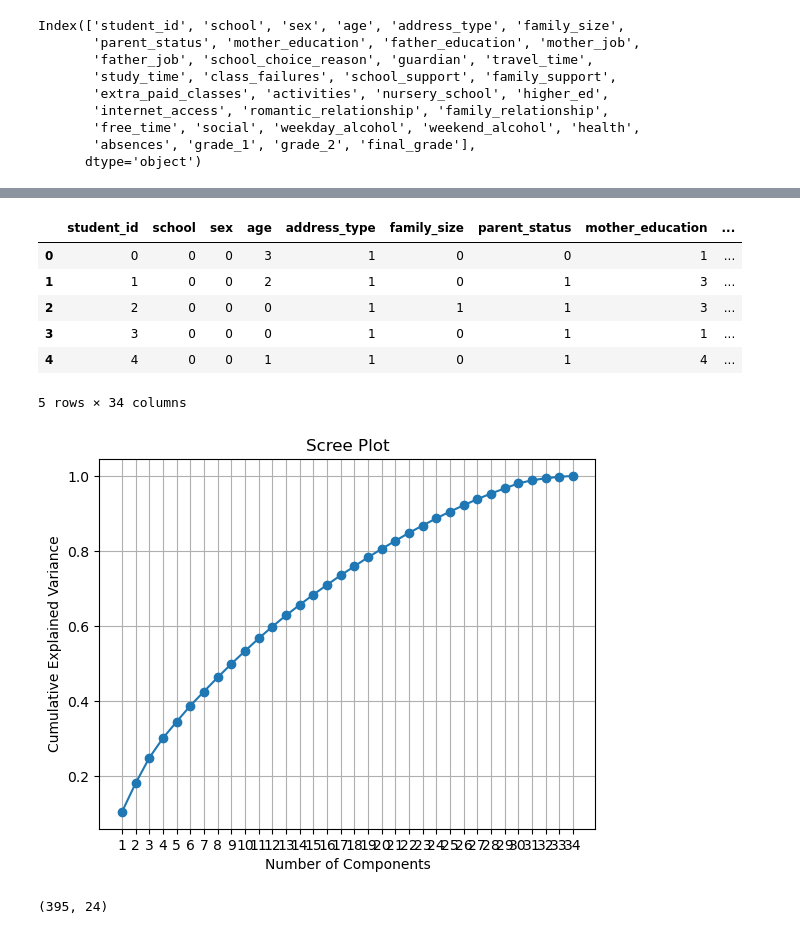
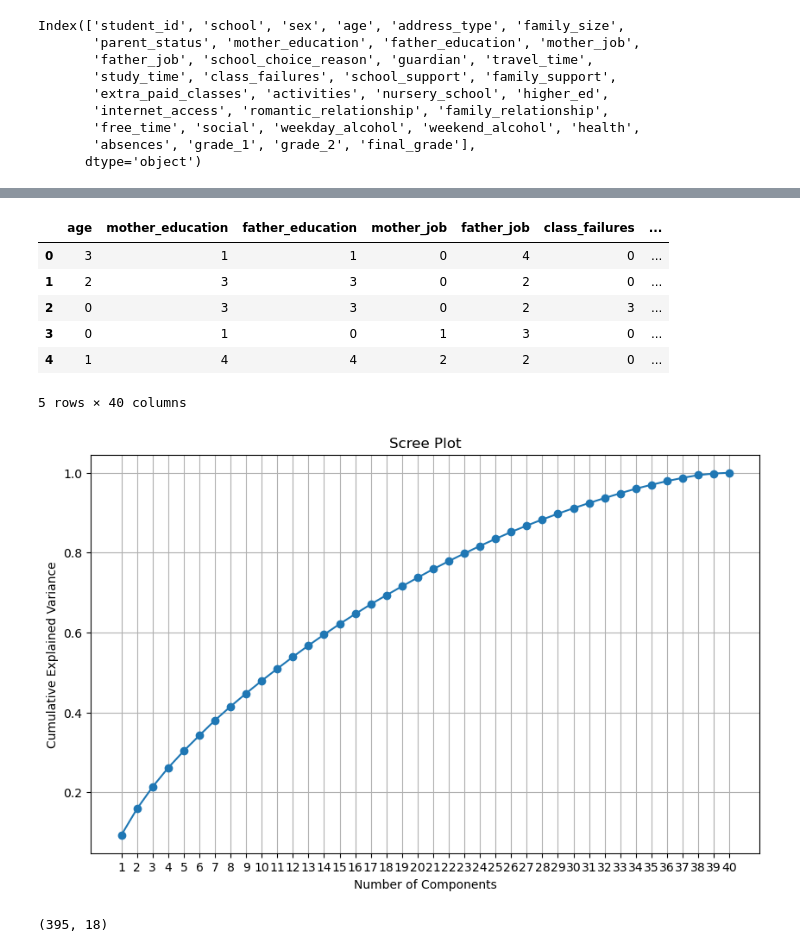
Before and after one commit to stefkwan/pytn_300725, a Jupyter notebook: sesi16_FinalProject.ipynb, the cells around one changed output, grey strips where cells are left out. Drawn from its saved outputs; the diff is of its cells as text; code cells hidden in the pictures.

```diff
--- a/sesi16_FinalProject.ipynb
+++ b/sesi16_FinalProject.ipynb
@@ -66,7 +71,7 @@ Index(['student_id', 'school', 'sex', 'age', 'address_type', 'family_size',
 # %%
 df_student2 = df_student.copy()
 # %%
-cols_toencode = ['student_id', 'school', 'sex', 'age', 'address_type', 'family_size',
+cols_toencode = ['school', 'sex', 'age', 'address_type', 'family_size',
        'parent_status', 'mother_education', 'father_education', 'mother_job',
        'father_job', 'school_choice_reason','guardian', 'travel_time',
        'study_time', 'school_support', 'family_support',
@@ -75,10 +80,19 @@ cols_toencode = ['student_id', 'school', 'sex', 'age', 'address_type', 'family_s
 
 for col in cols_toencode:
 
-    # label encoding
-    le = LabelEncoder()
-    df_student2[col] = le.fit_transform(df_student2[col])
-    print(f"Label Encoding {col}: {le.classes_}")
+    # # label encoding
+    # le = LabelEncoder()
+    # df_student2[col] = le.fit_transform(df_student2[col])
+    # print(f"Label Encoding {col}: {le.classes_}")
+
+    print(col, df_student2[col].nunique())
+    # pakai one-hot encoding untuk kolom dengan jumlah kategori yang sedikit
+    if df_student2[col].nunique() <= 4:
+        df_student2 = pd.get_dummies(df_student2, columns=[col], prefix=[col], drop_first=True, dtype=int)
+    else:
+        le = LabelEncoder()
+        df_student2[col] = le.fit_transform(df_student2[col])
+        print(f"Label Encoding {col}: {le.classes_}")
 
 df_student2.head()
 # %% [output]
@@ -109,14 +160,17 @@ Label Encoding romantic_relationship: [0 1]
+# %%
+# data unik seperti student_id tidak perlu dimasukkan ke clustering
+df_student2 = df_student2.drop(columns=['student_id'])
 # %%
 X = df_student2
 X.head()
 # %% [output]
-|  | student_id | school | sex | age | address_type | family_size | parent_status | mother_education | ... |
-| 0 | 0 | 0 | 0 | 3 | 1 | 0 | 0 | 1 | ... |
-| 1 | 1 | 0 | 0 | 2 | 1 | 0 | 1 | 3 | ... |
-| 2 | 2 | 0 | 0 | 0 | 1 | 1 | 1 | 3 | ... |
-| 3 | 3 | 0 | 0 | 0 | 1 | 0 | 1 | 1 | ... |
-| 4 | 4 | 0 | 0 | 1 | 1 | 0 | 1 | 4 | ... |
+|  | age | mother_education | father_education | mother_job | father_job | class_failures | ... |
+| 0 | 3 | 1 | 1 | 0 | 4 | 0 | ... |
+| 1 | 2 | 3 | 3 | 0 | 2 | 0 | ... |
+| 2 | 0 | 3 | 3 | 0 | 2 | 3 | ... |
+| 3 | 0 | 1 | 0 | 1 | 3 | 0 | ... |
+| 4 | 1 | 4 | 4 | 2 | 2 | 0 | ... |
-5 rows × 34 columns
+5 rows × 40 columns
 # %%
 # scaler
 scaler = StandardScaler()
@@ -128,18 +182,18 @@ X_pca = model_pca.fit_transform(df_student_scaled)
 # %%
 # pemilihan jumlah komponen PCA
 # scree plot menggunakan explained variance
 explained_variance = model_pca.explained_variance_ratio_
 explained_variance_cumsum = np.cumsum(explained_variance)
 
-plt.figure()
+plt.figure(figsize=(10, 6))
 plt.plot(explained_variance_cumsum, marker='o')
 
 plt.title('Scree Plot')
 plt.xlabel('Number of Components')
 plt.ylabel('Cumulative Explained Variance')
 plt.xticks(ticks=np.arange(len(explained_variance_cumsum)), labels=np.arange(1, len(explained_variance_cumsum)+1))
 plt.grid()
 plt.show()
 # %% [output]
-[figure, old version]
+[figure, new version]
 # %%
@@ -149,7 +203,7 @@ X_pca_24 = model_pca_24.fit_transform(df_student_scaled)
 # %%
-X_pca_24.shape
+X_pca_18.shape
 # %% [output]
-(395, 24)
+(395, 18)
 # %%
 # clustering dengan DBSCAN
 # DBSCAN tidak perlu menentukan jumlah cluster di awal
```
Also changed, not shown: parts of 13 cells of this notebook.
